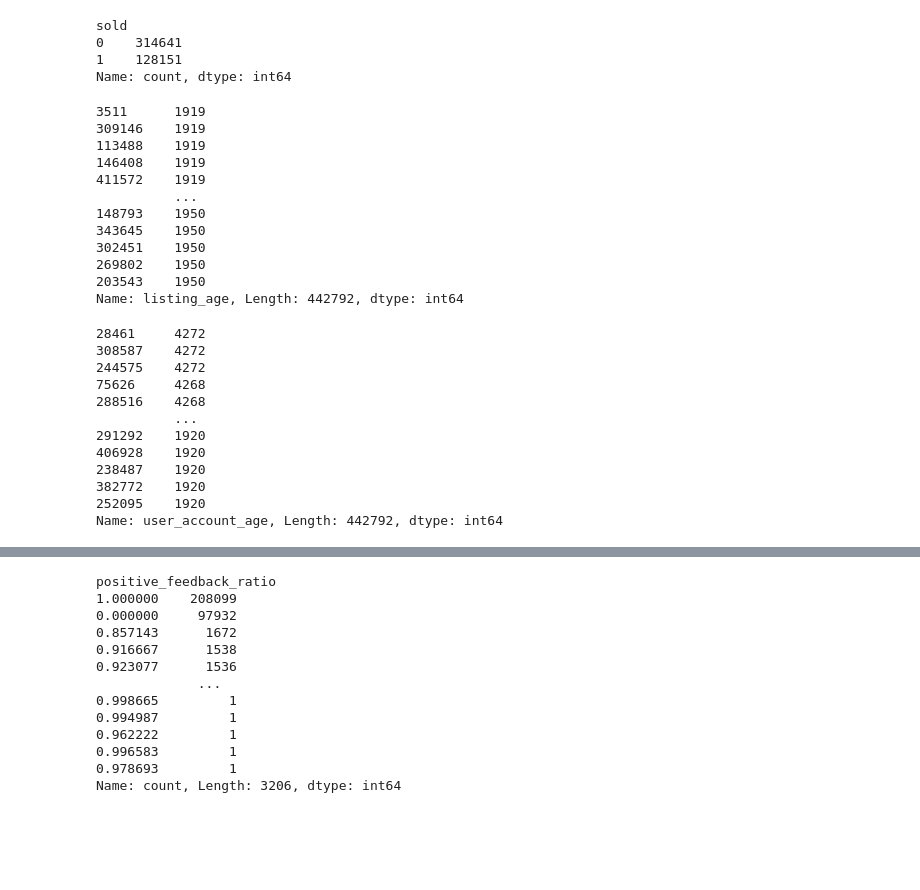
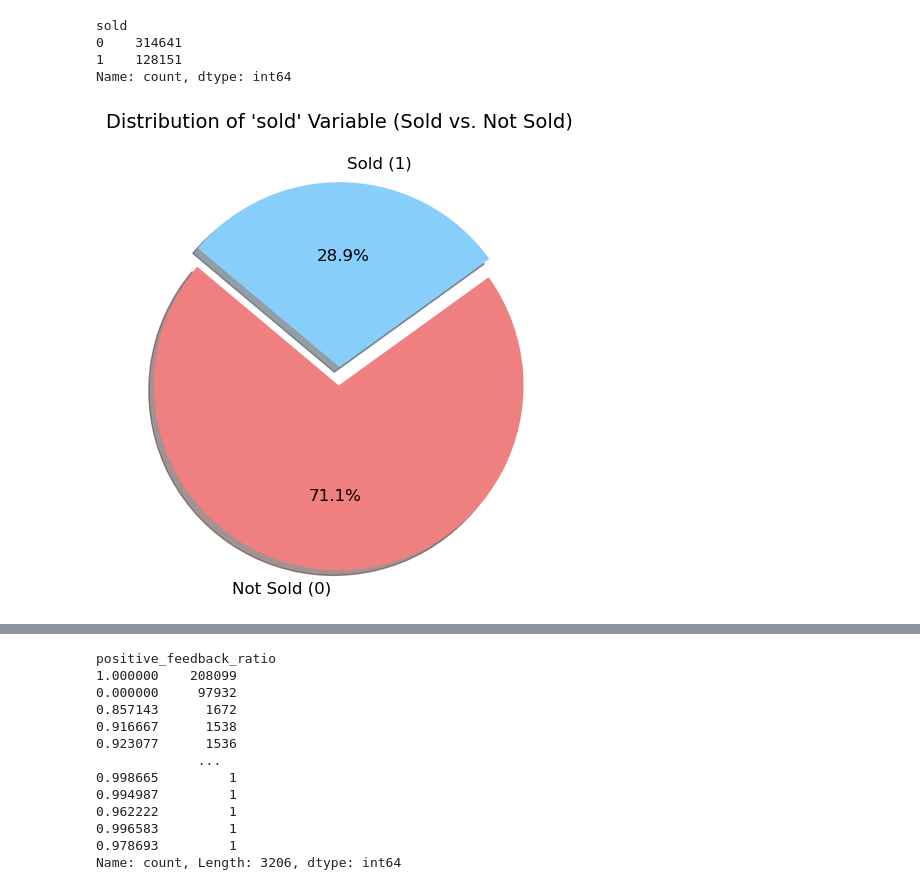
Before and after one commit to alperozgursahin/Fintech-Data-Project, a Jupyter notebook: Untitled1.ipynb, the cells around one changed output, grey strips where cells are left out. Cells and saved outputs as stored; diff of their text form; code cells hidden in the pictures; blank space fills up the shorter version.

Commit message:
Some visualizations and model improvement

```diff
--- a/Untitled1.ipynb
+++ b/Untitled1.ipynb
@@ -140,39 +144,35 @@ sold
 0    314641
 1    128151
 Name: count, dtype: int64
+# %%
+# Calculate the distribution of the 'sold' variable
+sold_counts = data_cleaned['sold'].value_counts()
+
+# Define labels and sizes
+labels = ['Not Sold (0)', 'Sold (1)']
+sizes = [sold_counts[0], sold_counts[1]]
+colors = ['lightcoral', 'lightskyblue']
+explode = (0.1, 0)  # Explode the 'Not Sold' section
+
+# Create the pie chart
+plt.figure(figsize=(8, 6))
+plt.pie(sizes, explode=explode, labels=labels, colors=colors, autopct='%1.1f%%',
+        shadow=True, startangle=140, textprops={'fontsize': 12})
+
+# Add title
+plt.title("Distribution of 'sold' Variable (Sold vs. Not Sold)", fontsize=14)
+
+# Show the chart
+plt.show()
+# %% [output]
+[figure, added]
 # %%
 # Feature 2: Age of the listing (difference between today and created_at)
-data_cleaned['listing_age'] = (pd.Timestamp.now() - data_cleaned['created_at']).dt.days
-data_cleaned['listing_age'].sort_values(ascending=True)
+min_created_at = data_cleaned['created_at'].min()  # Oldest 'created_at' date
+data_cleaned['listing_age'] = (data_cleaned['created_at'] - min_created_at).dt.days
-# %% [output]
-3511      1919
-309146    1919
-113488    1919
-146408    1919
-411572    1919
-          ...
-148793    1950
-343645    1950
-302451    1950
-269802    1950
-203543    1950
-Name: listing_age, Length: 442792, dtype: int64
 # %%
 # Feature 3: User account age (difference between today and registration date)
-data_cleaned['user_account_age'] = (pd.Timestamp.now() - data_cleaned['registration_local_date']).dt.days
-data_cleaned['user_account_age'].sort_values(ascending=False)
+min_registration_date = data_cleaned['registration_local_date'].min()  # Oldest 'registration_local_date' date
+data_cleaned['user_account_age'] = (data_cleaned['registration_local_date'] - min_registration_date).dt.days
-# %% [output]
-28461     4272
-308587    4272
-244575    4272
-75626     4268
-288516    4268
-          ...
-291292    1920
-406928    1920
-238487    1920
-382772    1920
-252095    1920
-Name: user_account_age, Length: 442792, dtype: int64
 # %%
 # Preview the new features
```
Also changed, not shown: parts of 36 cells of this notebook, 1 other file.
